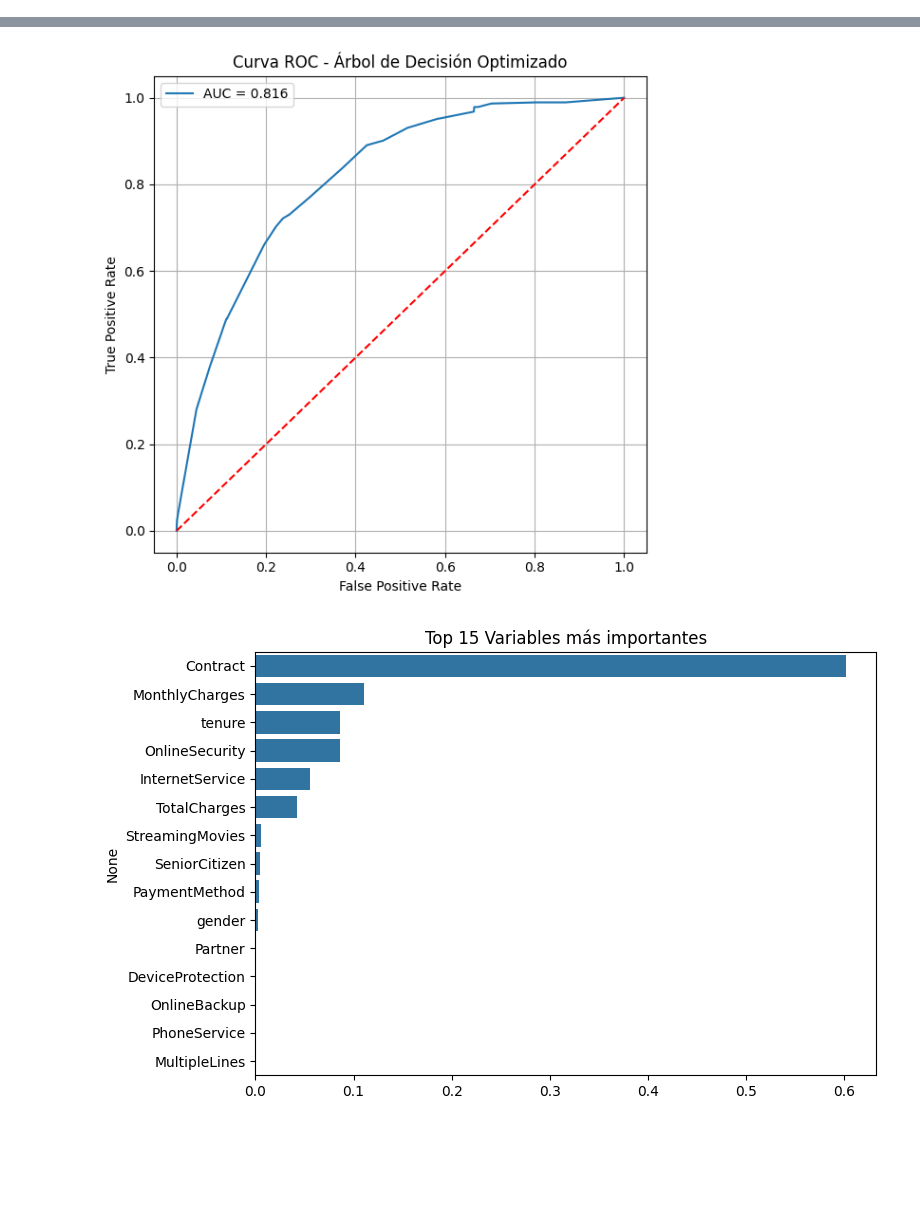
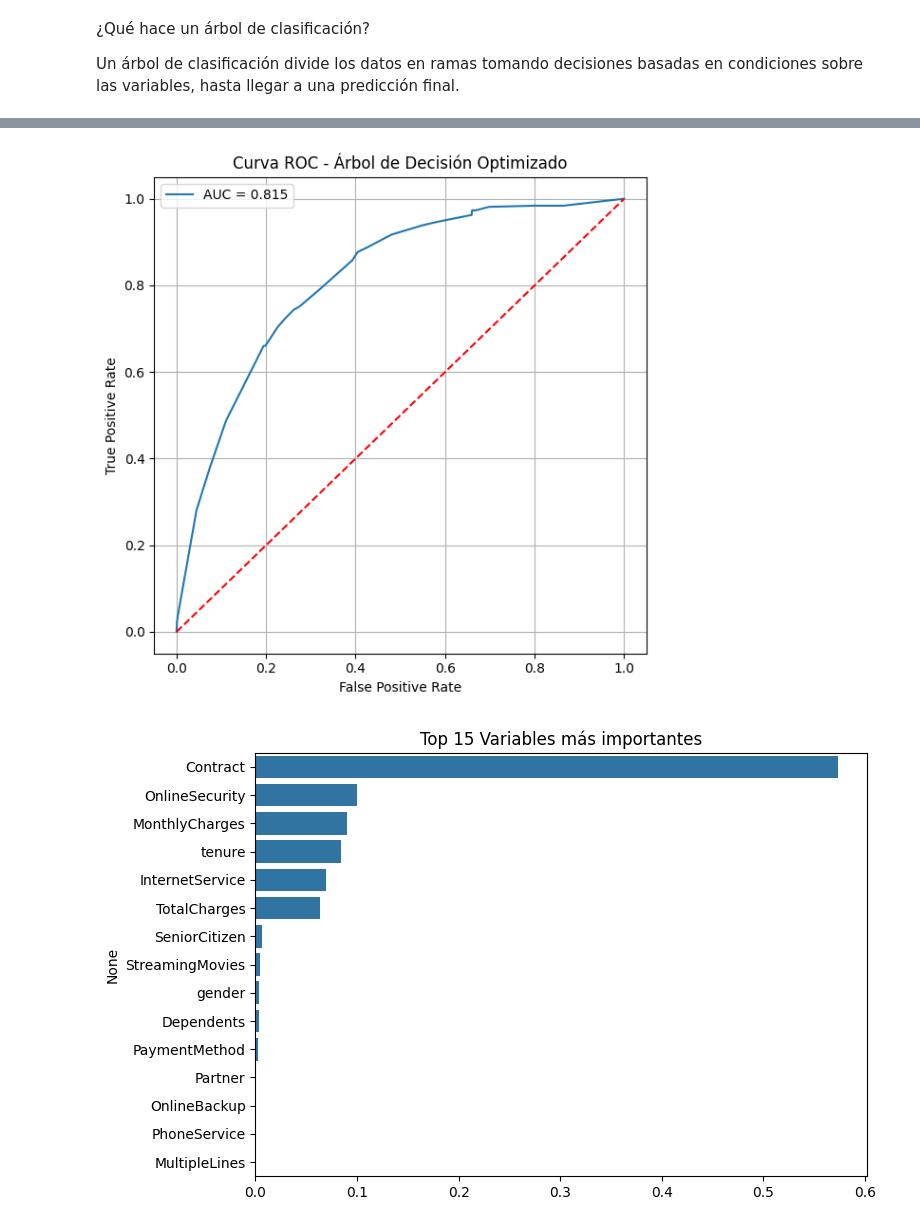
Before and after one commit to AnaBatres/ProyectoML, a Jupyter notebook: ArbolClasificacion.ipynb, the cells around one changed output, grey strips where cells are left out. Saved outputs shown, nothing was run; the diff lists cells and outputs as text; code cells hidden in the pictures; blank space fills up the shorter version.

```diff
--- a/ArbolClasificacion.ipynb
+++ b/ArbolClasificacion.ipynb
@@ -1,31 +1,29 @@
+# %% [markdown]
+¿Qué hace un árbol de clasificación?
+
+Un árbol de clasificación divide los datos en ramas tomando decisiones basadas en condiciones sobre las variables, hasta llegar a una predicción final.
 # %%
 import pandas as pd
 import numpy as np
 from sklearn.model_selection import train_test_split, GridSearchCV
 from sklearn.preprocessing import StandardScaler
 from sklearn.tree import DecisionTreeClassifier, plot_tree
-from sklearn.metrics import classification_report, confusion_matrix, roc_auc_score, roc_curve
+from sklearn.metrics import (
+    classification_report, confusion_matrix,
+    roc_auc_score, roc_curve, ConfusionMatrixDisplay
+)
 import matplotlib.pyplot as plt
 import seaborn as sns
 
-# 1. Cargar y limpiar datos
 df = pd.read_csv("teleco_clean.csv")
 df['TotalCharges'] = pd.to_numeric(df['TotalCharges'], errors='coerce')
 
-#Eliminar outliers en variables numéricas
-for col in ['tenure', 'MonthlyCharges', 'TotalCharges']:
-    Q1, Q3 = df[col].quantile([0.25, 0.75])
-    IQR = Q3 - Q1
-    df = df[(df[col] >= Q1 - 1.5 * IQR) & (df[col] <= Q3 + 1.5 * IQR)]
 
 X = df.drop(columns=['Churn'])
 y = df['Churn']
 
-scaler = StandardScaler()
-X_scaled = scaler.fit_transform(X)
-
 X_train, X_test, y_train, y_test = train_test_split(
-    X_scaled, y, test_size=0.2, stratify=y, random_state=42)
+    X, y, test_size=0.2, stratify=y, random_state=42)
 
 param_grid = {
     'max_depth': [3, 5, 7, 9, None],
@@ -35,7 +33,7 @@ param_grid = {
 }
 
 grid = GridSearchCV(
-    DecisionTreeClassifier(class_weight='balanced', random_state=42),
+    DecisionTreeClassifier(random_state=42),
     param_grid,
     scoring='roc_auc',
     cv=5,
@@ -52,7 +50,6 @@ y_proba = best_model.predict_proba(X_test)[:, 1]
 auc = roc_auc_score(y_test, y_proba)
 print(f"✅ Mejor configuración: {grid.best_params_}")
 print(f"✅ ROC AUC Score: {auc:.3f}\n")
-print("📊 Matriz de Confusión:\n", confusion_matrix(y_test, y_pred))
 print("\n📋 Reporte de Clasificación:\n", classification_report(y_test, y_pred))
 
 fpr, tpr, _ = roc_curve(y_test, y_proba)
@@ -67,7 +64,6 @@ plt.grid(True)
 plt.tight_layout()
 plt.show()
 
-#Importancia de variables
 importances = pd.Series(best_model.feature_importances_, index=X.columns)
 top_features = importances.sort_values(ascending=False).head(15)
 
@@ -76,5 +72,28 @@ sns.barplot(x=top_features.values, y=top_features.index)
 plt.title("Top 15 Variables más importantes")
 plt.tight_layout()
 plt.show()
+
+cm = confusion_matrix(y_test, y_pred)
+plt.figure(figsize=(5, 4))
+sns.heatmap(cm, annot=True, fmt='d', cmap='Blues', cbar=False,
+            xticklabels=['No Churn', 'Churn'],
+            yticklabels=['No Churn', 'Churn'])
+plt.xlabel("Predicción")
+plt.ylabel("Real")
+plt.title("Matriz de Confusión")
+plt.tight_layout()
+plt.show()
+
+plt.figure(figsize=(20, 8))
+plot_tree(
+    best_model,
+    feature_names=X.columns,
+    class_names=['No Churn', 'Churn'],
+    filled=True,
+    rounded=True,
+    max_depth=3
+)
+plt.title("Árbol de Decisión (resumen hasta profundidad 3)")
+plt.show()
 # %% [output]
 Fitting 5 folds for each of 90 candidates, totalling 450 fits
@@ -97,2 +113,2 @@ weighted avg       0.79      0.74      0.76      1407
 [figure]
-[figure, old version]
+[figure, new version]
```
Also changed, not shown: parts of 3 cells of this notebook, 3 other files.
